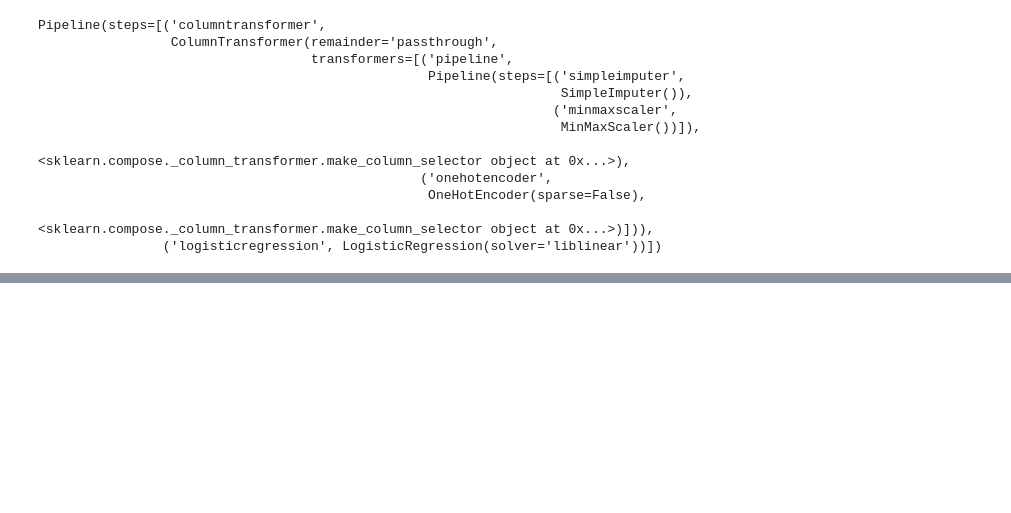
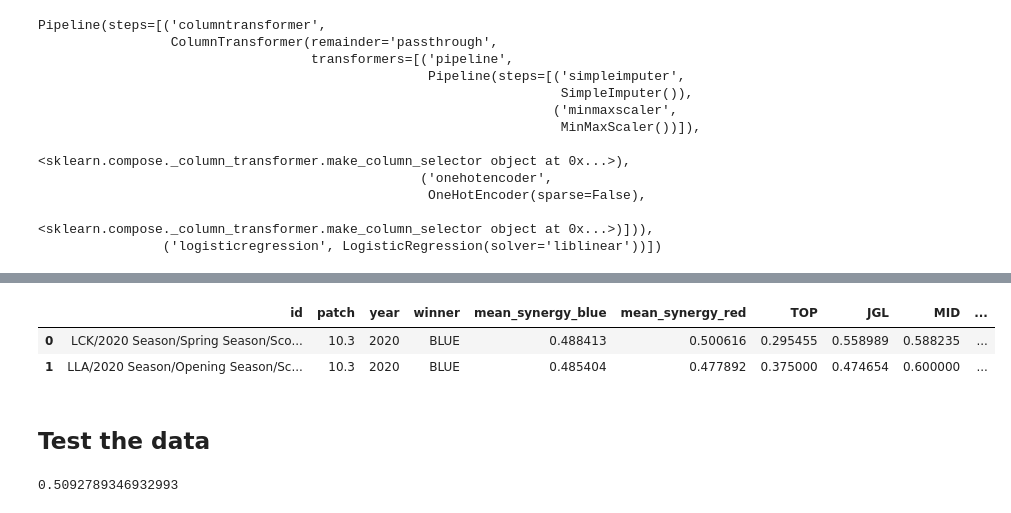
Before and after one commit to stephanyvargas/LoL_winner_predictor, a Jupyter notebook: notebooks/LeagueOfLeguends.ipynb, the cells around one changed output, grey strips where cells are left out. Drawn from its saved outputs; the diff is of its cells as text; code cells hidden in the pictures; blank space fills up the shorter version.

```diff
--- a/notebooks/LeagueOfLeguends.ipynb
+++ b/notebooks/LeagueOfLeguends.ipynb
@@ -330,0 +364,10 @@ TypeError: get_train_data_only() got an unexpected keyword argument 'test_data'
+# %%
+#Get the synergy of the Blue team champions
+test_blue = pair_wise_synergy(test_BLUE, champions_won_percentage_imputed, 'blue')
+test_blue['id'] = test_blue.index
+test_teams_ML =pd.merge(test_teams_ML, test_blue, on='id', how='inner')
+# %%
+#Get the synergy of the Red team champions
+test_red = pair_wise_synergy(test_RED, champions_won_percentage_imputed, 'red')
+test_red['id'] = test_red.index
+test_teams_ML =pd.merge(test_teams_ML, test_red, on='id', how='inner')
@@ -330,0 +382,4 @@ TypeError: get_train_data_only() got an unexpected keyword argument 'test_data'
+# %%
+test_blue_red = pd.merge(left=test_BLUE, right=test_RED, left_on= 'game_id', right_on= 'game_id')
+test_role = test_blue_red[['champion_id_x', 'role_x', 'role_y', 'champion_id_y', 'win_x', 'game_id']]
+test_role.head(2)
@@ -330,0 +390,6 @@ TypeError: get_train_data_only() got an unexpected keyword argument 'test_data'
+# %%
+test_same_role = test_role[test_role['role_x'] == test_role['role_y']]
+test_same_role['same_role_win_rate'] = test_same_role.apply(lambda z:
+              get_vs_rate(z.champion_id_x, z.role_x, z.role_y, z.champion_id_y),
+              axis=1)
+test_same_role.head(2)
@@ -330,0 +405,17 @@ TypeError: get_train_data_only() got an unexpected keyword argument 'test_data'
+# %%
+roles = ['TOP', 'JGL', 'MID', 'BOT', 'SUP']
+
+for role in roles:
+    test_role = test_same_role[test_same_role.role_x == role][['game_id', 'same_role_win_rate']]
+    test_role[role] = test_role['same_role_win_rate']
+    test_role['id'] = test_role['game_id']
+    test_role.drop(['game_id', 'same_role_win_rate'], axis=1, inplace=True)
+    test_teams_ML = pd.merge(test_teams_ML, test_role, on='id', how='inner')
+
+test_teams_ML.head(2)
+# %% [output]
+|  | id | patch | year | winner | mean_synergy_blue | mean_synergy_red | TOP | JGL | MID | ... |
+| 0 | LCK/2020 Season/Spring Season/Sco... | 10.3 | 2020 | BLUE | 0.488413 | 0.500616 | 0.295455 | 0.558989 | 0.588235 | ... |
+| 1 | LLA/2020 Season/Opening Season/Sc... | 10.3 | 2020 | BLUE | 0.485404 | 0.477892 | 0.375000 | 0.474654 | 0.600000 | ... |
+# %% [markdown]
+## Test the data
@@ -330,0 +425,4 @@ TypeError: get_train_data_only() got an unexpected keyword argument 'test_data'
+# %%
+pipe.score(X_test, y_test)
+# %% [output]
+0.5092789346932993
```
Also changed, not shown: parts of 33 cells of this notebook.
